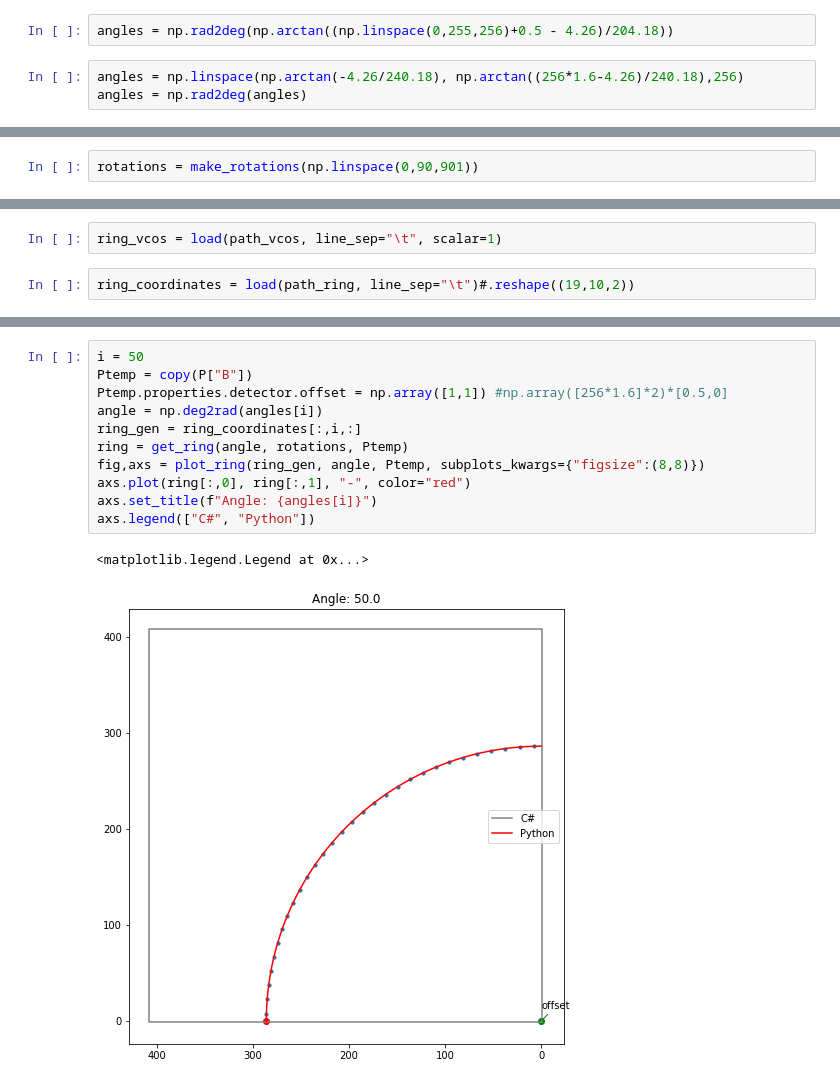
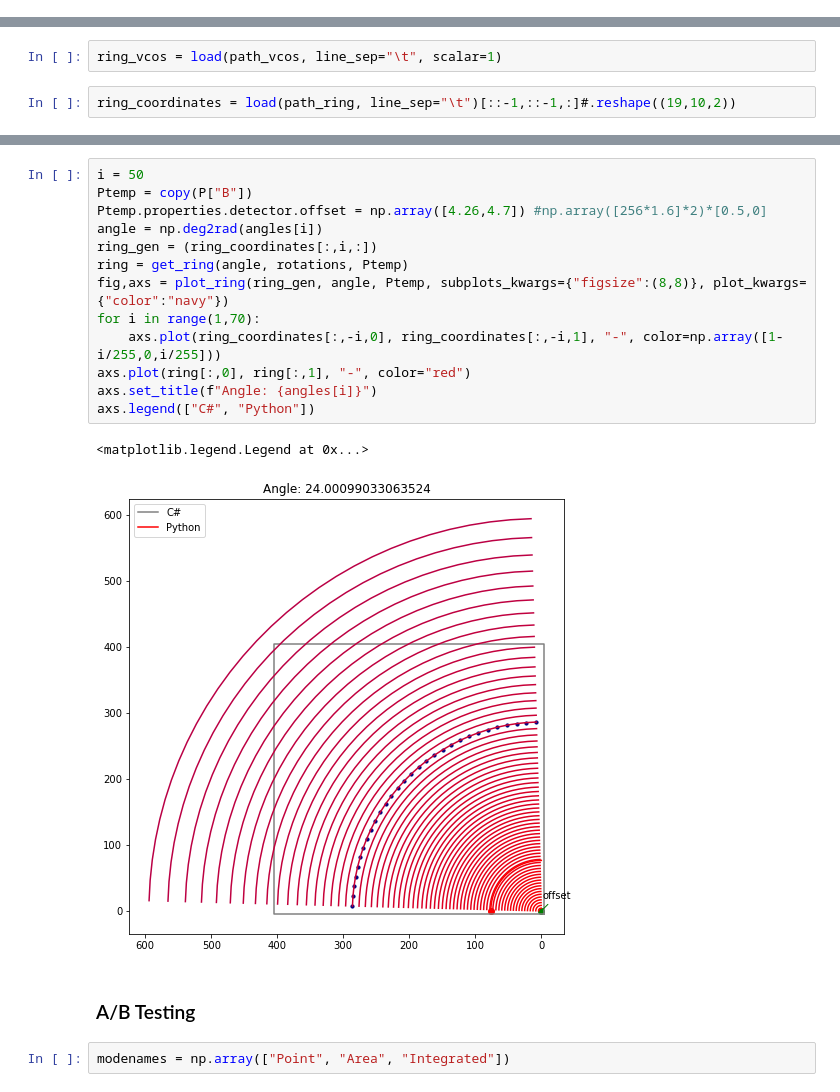
Before and after one commit to d8xa/XRD-TAF, a Jupyter notebook: Visualizer.ipynb, the cells around one changed output, grey strips where cells are left out. Drawn from its saved outputs; the diff is of its cells as text.

```diff
--- a/Visualizer.ipynb
+++ b/Visualizer.ipynb
@@ -1071,13 +799,6 @@ np.rad2deg(np.arctan((255.5*1.6 - 4.26)/240.18))
-# %%
-angles = np.rad2deg(np.arctan((np.linspace(0,255,256)+0.5 - 4.26)/204.18))
-# %%
-angles = np.linspace(np.arctan(-4.26/240.18), np.arctan((256*1.6-4.26)/240.18),256)
-angles = np.rad2deg(angles)
 # %%
 with open("det256.txt", "w") as f:
     f.writelines("\n".join([str(v) for v in angles]))
-# %%
-rotations = make_rotations(np.linspace(0,90,901))
 # %%
 with open(f"({min(angles).astype(int)},{max(angles).astype(int)},1.0).txt", "w") as f:
     f.writelines("\n".join([str(v) for v in angles]))
@@ -1090,4 +811,4 @@ path_vcos = os.path.join(
 # %%
 ring_vcos = load(path_vcos, line_sep="\t", scalar=1)
 # %%
-ring_coordinates = load(path_ring, line_sep="\t")#.reshape((19,10,2))
+ring_coordinates = load(path_ring, line_sep="\t")[::-1,::-1,:]#.reshape((19,10,2))
@@ -1108,14 +815,20 @@ array([0., 0., 0., 0., 0., 0., 0., 0., 0., 0., 0., 0., 0., 0., 0., 0., 0.,
 # %%
 i = 50
 Ptemp = copy(P["B"])
-Ptemp.properties.detector.offset = np.array([1,1]) #np.array([256*1.6]*2)*[0.5,0]
+Ptemp.properties.detector.offset = np.array([4.26,4.7]) #np.array([256*1.6]*2)*[0.5,0]
 angle = np.deg2rad(angles[i])
-ring_gen = ring_coordinates[:,i,:]
+ring_gen = (ring_coordinates[:,i,:])
 ring = get_ring(angle, rotations, Ptemp)
-fig,axs = plot_ring(ring_gen, angle, Ptemp, subplots_kwargs={"figsize":(8,8)})
+fig,axs = plot_ring(ring_gen, angle, Ptemp, subplots_kwargs={"figsize":(8,8)}, plot_kwargs={"color":"navy"})
+for i in range(1,70):
+    axs.plot(ring_coordinates[:,-i,0], ring_coordinates[:,-i,1], "-", color=np.array([1-i/255,0,i/255]))
 axs.plot(ring[:,0], ring[:,1], "-", color="red")
 axs.set_title(f"Angle: {angles[i]}")
 axs.legend(["C#", "Python"])
 # %% [output]
 <matplotlib.legend.Legend at 0x...>
-[figure, old version]
+[figure, new version]
+# %% [markdown]
+### A/B Testing
+# %%
+modenames = np.array(["Point", "Area", "Integrated"])
```
Also changed, not shown: parts of 77 cells of this notebook, 11 other files.
